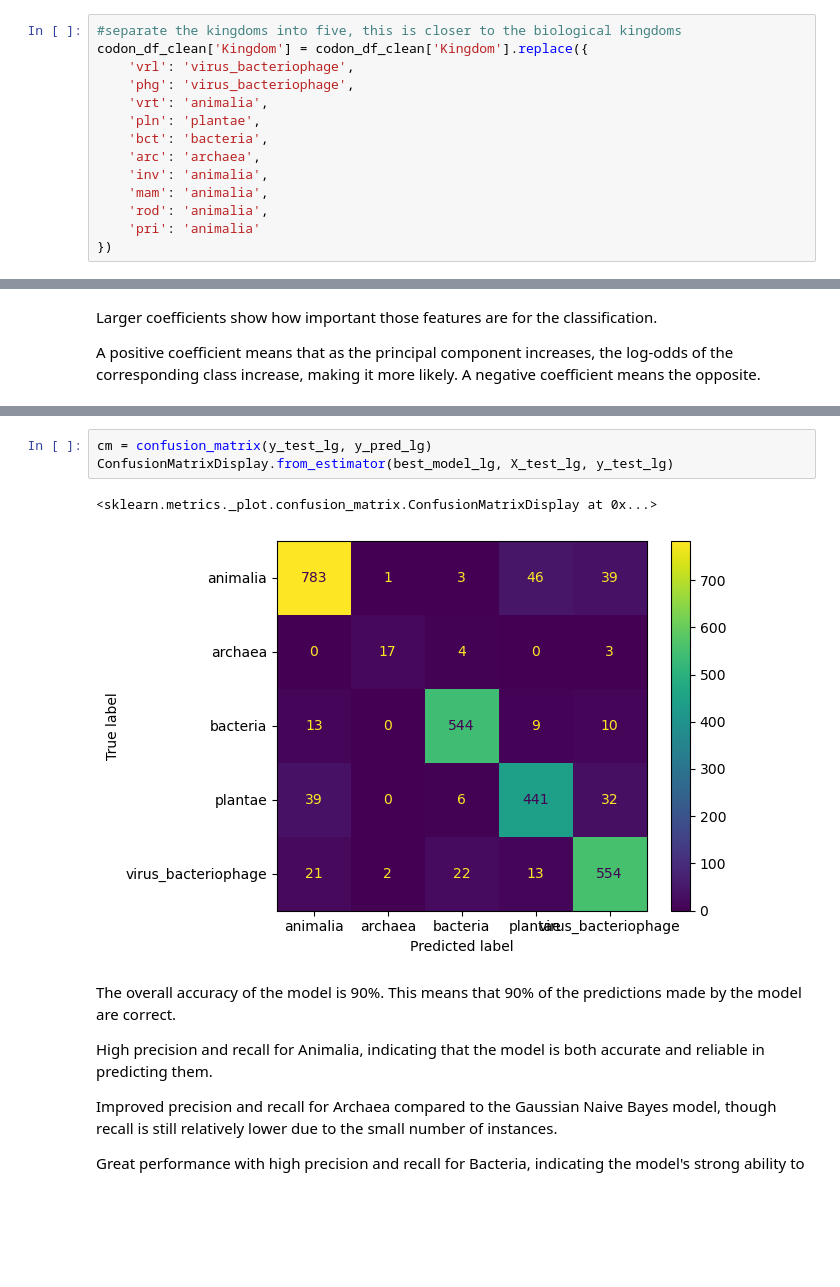
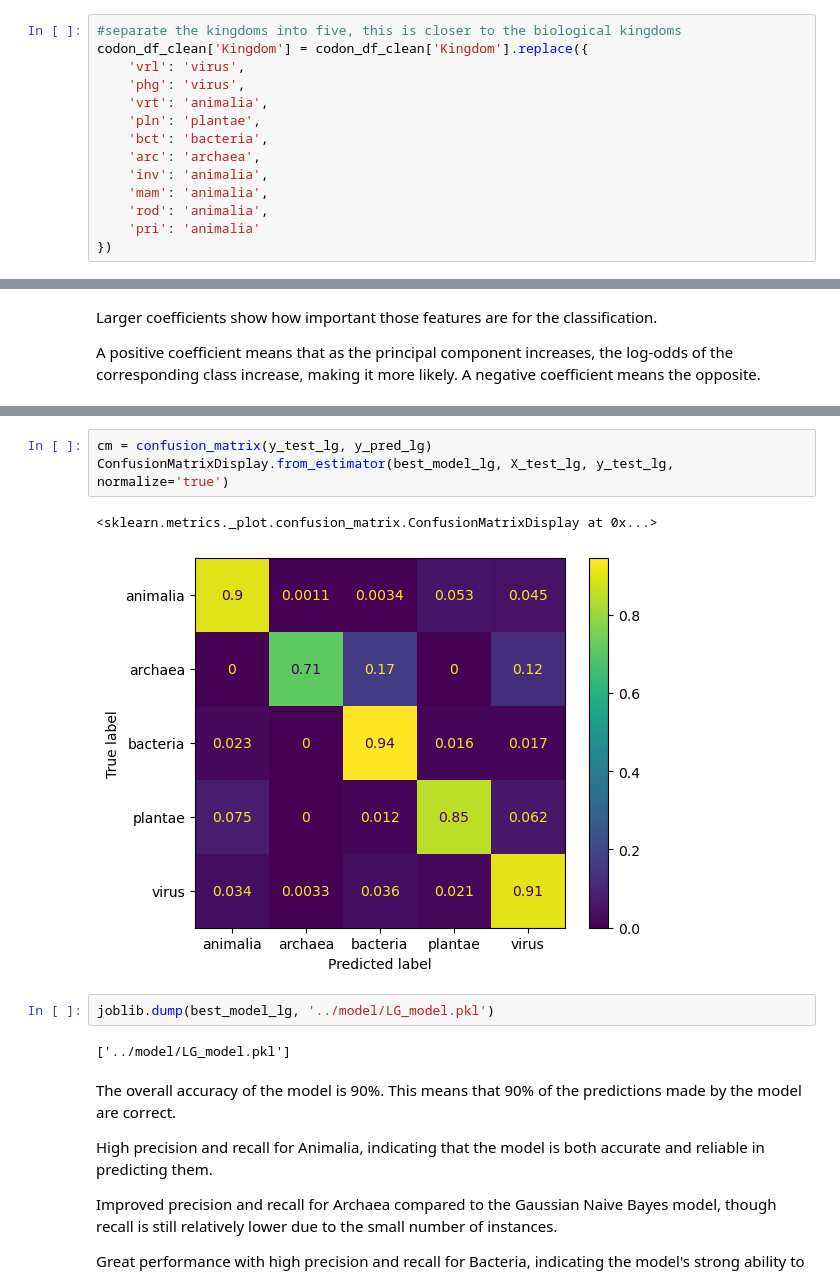
Before and after one commit to PierPompilii/Codon-Kingdom-Classifier, a Jupyter notebook: notebooks/03-modelling.ipynb, the cells around one changed output, grey strips where cells are left out. Cells and saved outputs as stored; diff of their text form; blank space fills up the shorter version.

```diff
--- a/notebooks/03-modelling.ipynb
+++ b/notebooks/03-modelling.ipynb
@@ -34,8 +36,8 @@ The primary objective of this study is to evaluate the performance of various ma
 # %%
 #separate the kingdoms into five, this is closer to the biological kingdoms
 codon_df_clean['Kingdom'] = codon_df_clean['Kingdom'].replace({
-    'vrl': 'virus_bacteriophage',
-    'phg': 'virus_bacteriophage',
+    'vrl': 'virus',
+    'phg': 'virus',
     'vrt': 'animalia',
     'pln': 'plantae',
     'bct': 'bacteria',
@@ -319,9 +321,13 @@ Virus Bacteriophage: Strong positive association with PC3, but negative associat
 # %%
 cm = confusion_matrix(y_test_lg, y_pred_lg)
-ConfusionMatrixDisplay.from_estimator(best_model_lg, X_test_lg, y_test_lg)
+ConfusionMatrixDisplay.from_estimator(best_model_lg, X_test_lg, y_test_lg, normalize='true')
 # %% [output]
 <sklearn.metrics._plot.confusion_matrix.ConfusionMatrixDisplay at 0x...>
-[figure, old version]
+[figure, new version]
+# %%
+joblib.dump(best_model_lg, '../model/LG_model.pkl')
+# %% [output]
+['../model/LG_model.pkl']
 # %% [markdown]
 The overall accuracy of the model is 90%. This means that 90% of the predictions made by the model are correct.
 
```
Also changed, not shown: parts of 46 cells of this notebook, 11 other files.
